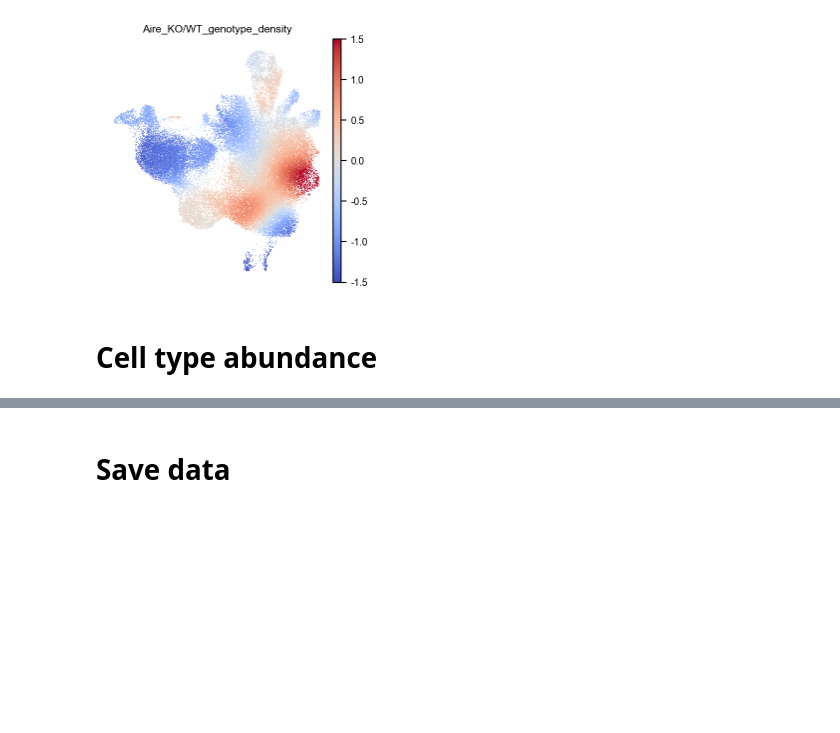
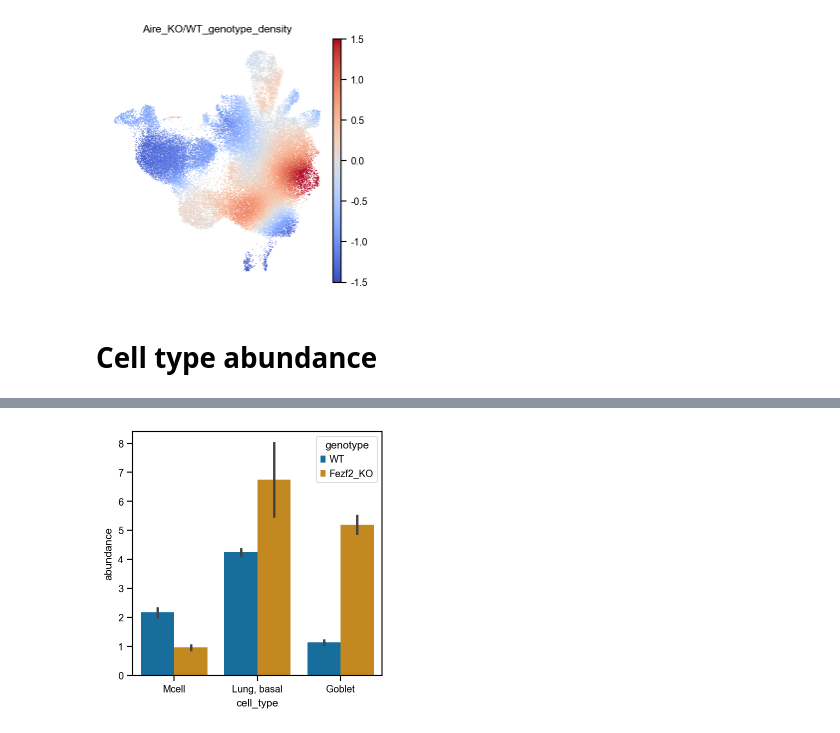
Before and after one commit to j-germino/M-cells, a Jupyter notebook: code/cell_type_abundances.ipynb, the cells around one changed output, grey strips where cells are left out. Drawn from its saved outputs; the diff is of its cells as text; code cells hidden in the pictures; blank space fills up the shorter version.

```diff
--- a/code/cell_type_abundances.ipynb
+++ b/code/cell_type_abundances.ipynb
@@ -271,2 +270,0 @@ plt.show()
-# %% [markdown]
-# Save data
@@ -274,0 +271,14 @@ adata.write(f"{processedDataPath}/Fezf2_thymus_paper/h5ad_files/combined_all_gen
+# %%
+sns.barplot(
+    abundance_data[abundance_data.cell_type.isin(["Mcell", "Lung, basal", "Goblet"]) & abundance_data.genotype.isin(["WT", "Fezf2_KO"])],
+    x="cell_type",
+    y="abundance",
+    hue="genotype",
+    errorbar=("pi", 100),
+    order = ["Mcell", "Lung, basal", "Goblet"],
+    palette=cmap[0:3],
+)
+plt.savefig("../analysis/paper_figures/S6/S6_keratinized_cell_abundances.pdf")
+plt.show()
+# %% [output]
+[figure, added]
```
Also changed, not shown: parts of 4 cells of this notebook, 24 other files.
